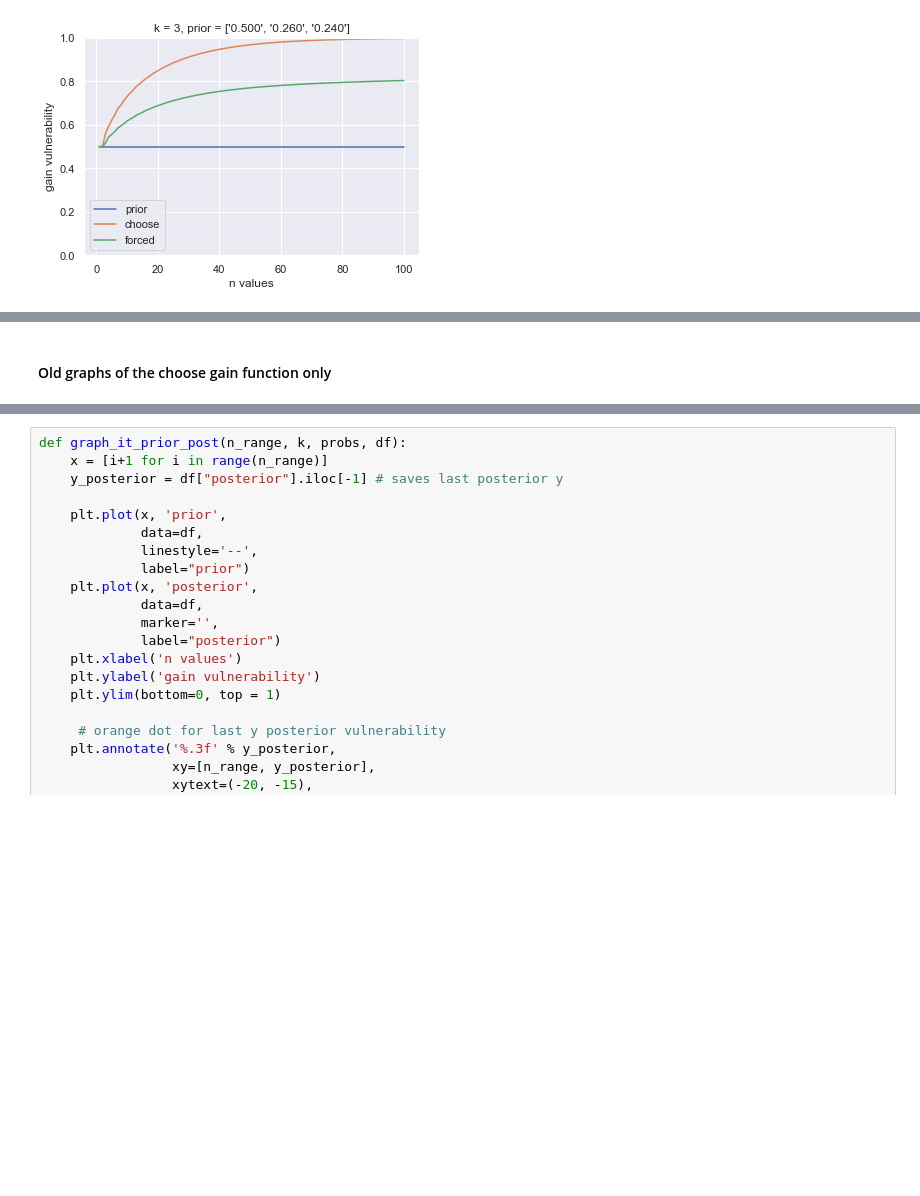
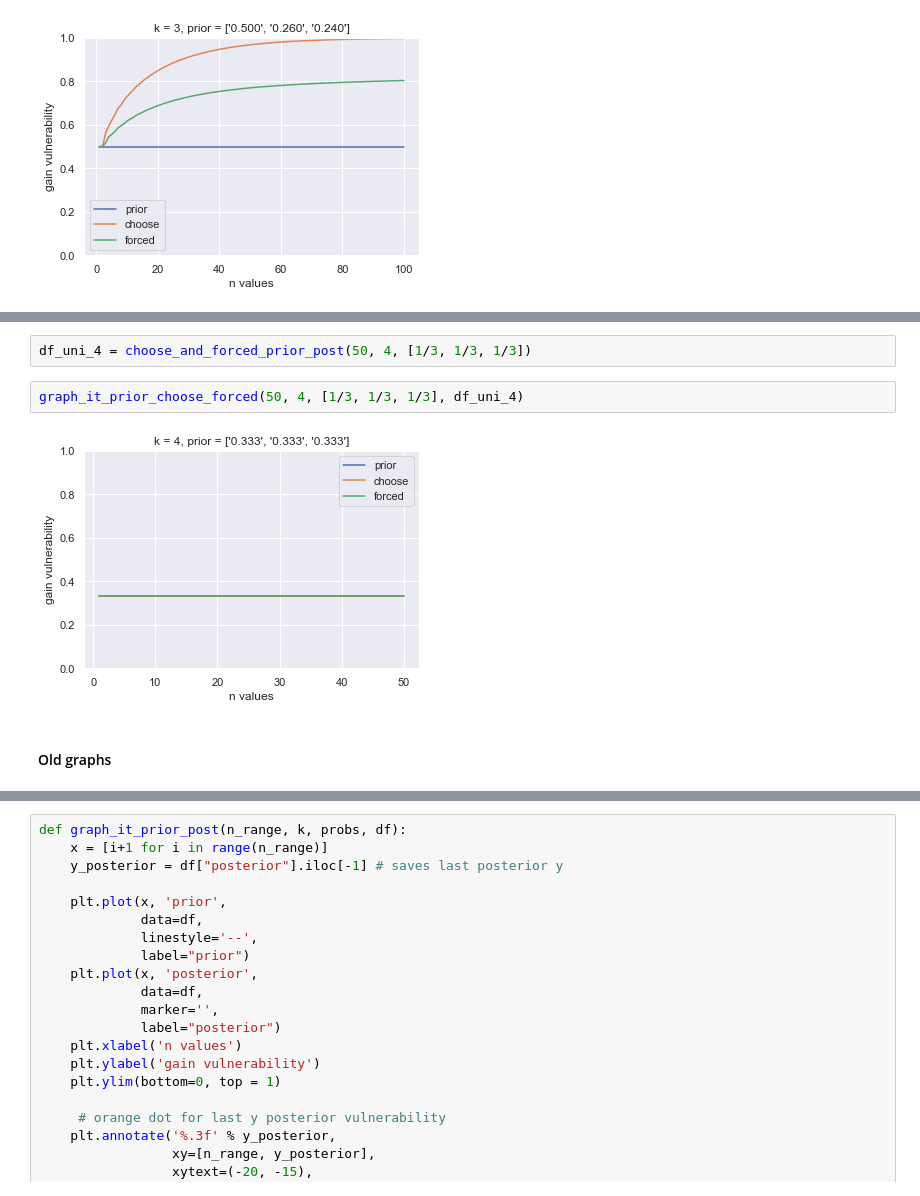
Before and after one commit to majk12/pbv, a Jupyter notebook: gain_choose.ipynb, the cells around one changed output, grey strips where cells are left out. Cells and saved outputs as stored; diff of their text form; blank space fills up the shorter version.

```diff
--- a/gain_choose.ipynb
+++ b/gain_choose.ipynb
@@ -505,2 +556,8 @@ graph_it_prior_choose_forced(100, 3, [.5, .26, .24], df_two_close)
+# %%
+df_uni_4 = choose_and_forced_prior_post(50, 4, [1/3, 1/3, 1/3])
+# %%
+graph_it_prior_choose_forced(50, 4, [1/3, 1/3, 1/3], df_uni_4)
+# %% [output]
+[figure, added]
 # %% [markdown]
-#### Old graphs of the choose gain function only
+#### Old graphs
```
Also changed, not shown: parts of 16 cells of this notebook.
